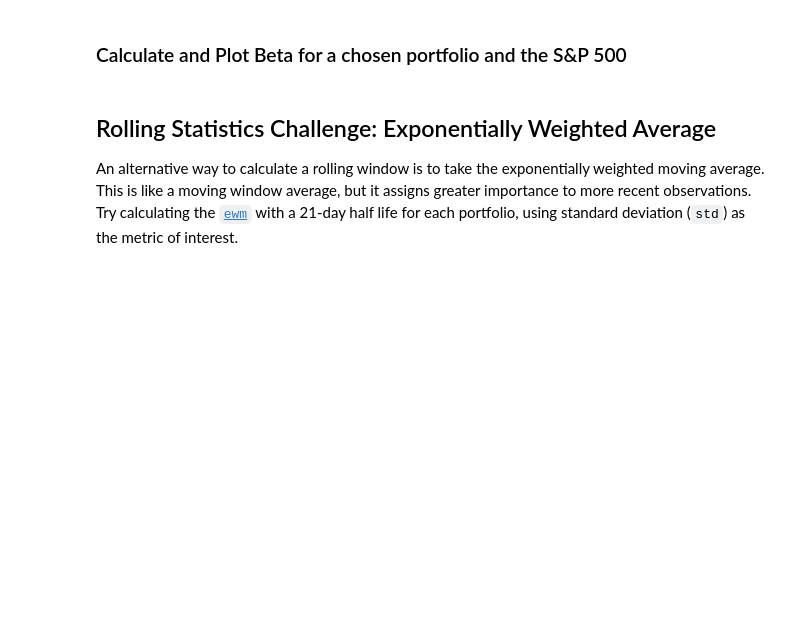
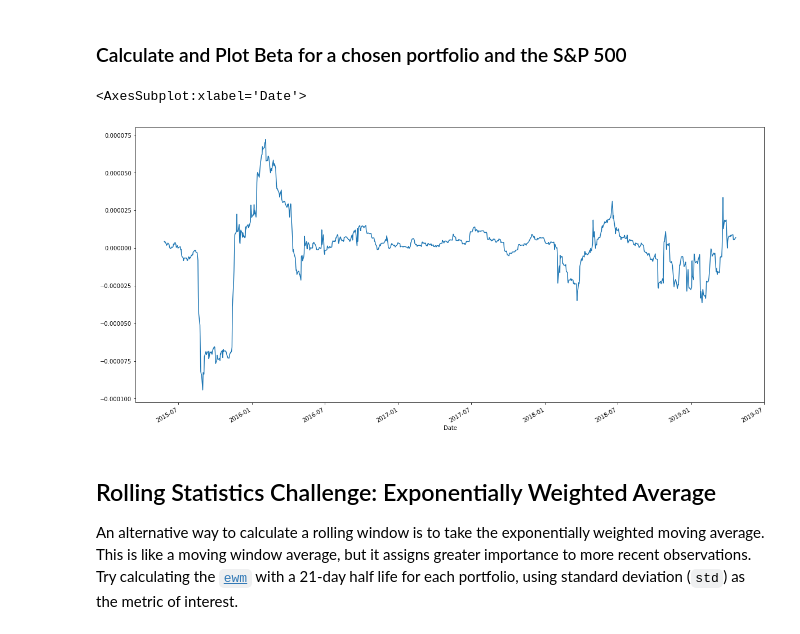
Before and after one commit to Olegreg762/FintechBootcamp, a Jupyter notebook: pandas_homework/Instructions/Starter_Code/whale_analysis.ipynb, the cells around one changed output. Drawn from its saved outputs; the diff is of its cells as text; code cells hidden in the pictures; blank space fills up the shorter version.

```diff
--- a/pandas_homework/Instructions/Starter_Code/whale_analysis.ipynb
+++ b/pandas_homework/Instructions/Starter_Code/whale_analysis.ipynb
@@ -338,12 +343,17 @@ daily_std.plot(figsize=(20, 5))
 ### Calculate and Plot Beta for a chosen portfolio and the S&P 500
 # %%
 # Calculate covariance of a single portfolio
-
+covariance_berk = combined_returns['BERKSHIRE HATHAWAY INC'].cov(combined_returns['SP 500'])
 # Calculate variance of S&P 500
-
+variance_sp = combined_returns['SP 500'].var()
 # Computing beta
-
+berk_beta = covariance_berk/variance_sp
 # Plot beta trend
+rolling_covari = combined_returns['BERKSHIRE HATHAWAY INC'].rolling(window=60).cov(combined_returns['SP 500'])
+rolling_covari.plot(figsize=(20, 10))
+# %% [output]
+<AxesSubplot:xlabel='Date'>
+[figure, added]
 # %% [markdown]
 ## Rolling Statistics Challenge: Exponentially Weighted Average
 
```
Also changed, not shown: parts of 5 cells of this notebook.
